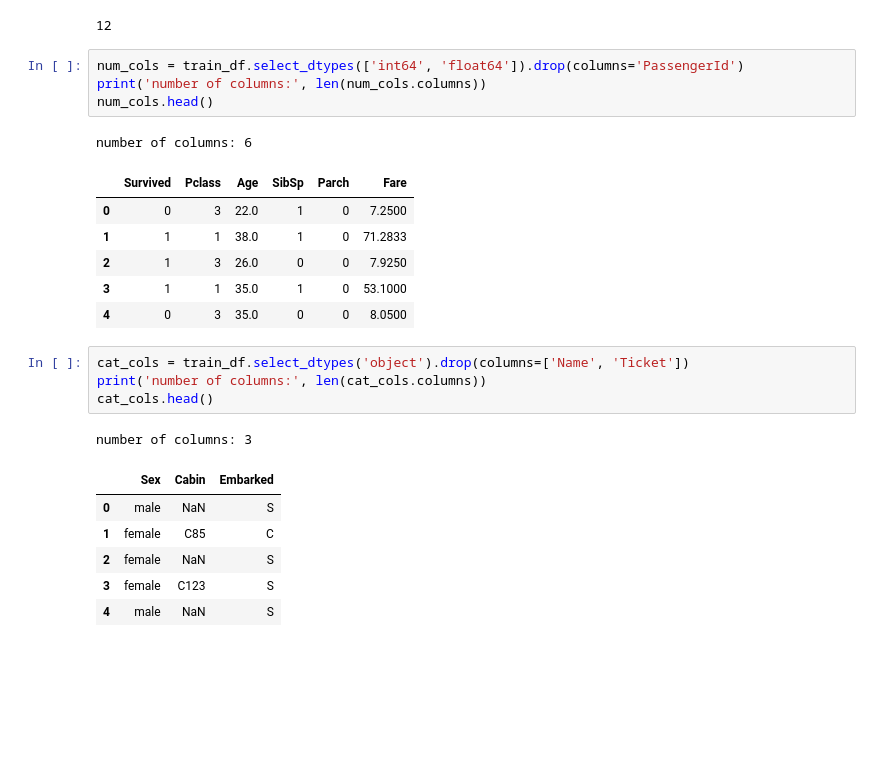
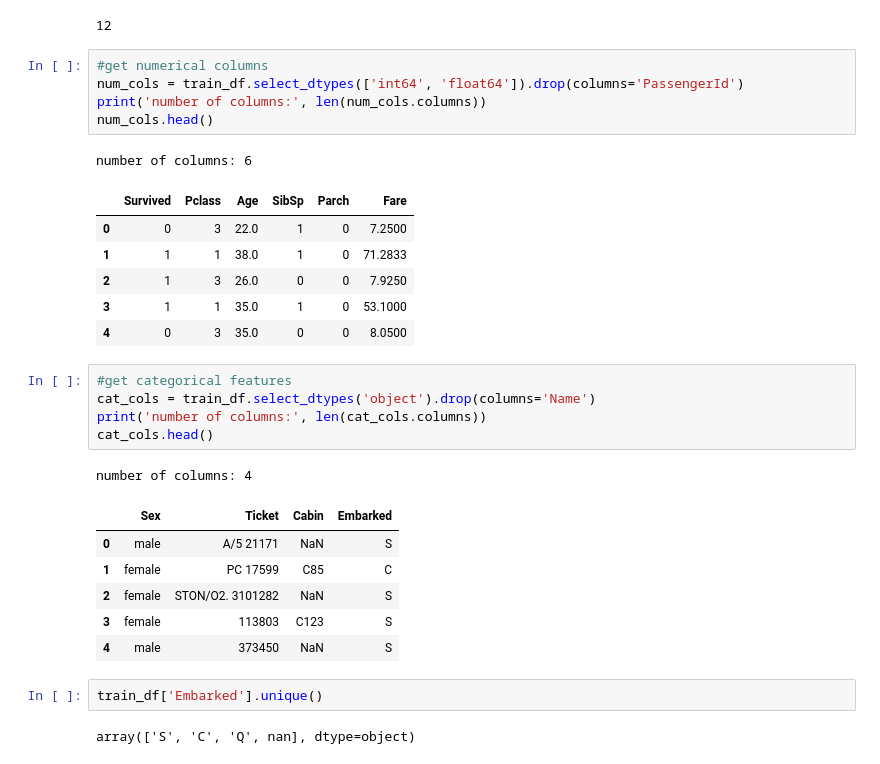
Before and after one commit to pabrokim/titanic, a Jupyter notebook: titanic.ipynb, the cells around one changed output. Saved outputs shown, nothing was run; the diff lists cells and outputs as text; blank space fills up the shorter version.

```diff
--- a/titanic.ipynb
+++ b/titanic.ipynb
@@ -58,6 +58,7 @@ len(train_df.columns)
 # %% [output]
 12
 # %%
+#get numerical columns
 num_cols = train_df.select_dtypes(['int64', 'float64']).drop(columns='PassengerId')
 print('number of columns:', len(num_cols.columns))
 num_cols.head()
@@ -70,14 +71,19 @@ number of columns: 6
 | 3 | 1 | 1 | 35.0 | 1 | 0 | 53.1000 |
 | 4 | 0 | 3 | 35.0 | 0 | 0 | 8.0500 |
 # %%
-cat_cols = train_df.select_dtypes('object').drop(columns=['Name', 'Ticket'])
+#get categorical features
+cat_cols = train_df.select_dtypes('object').drop(columns='Name')
 print('number of columns:', len(cat_cols.columns))
 cat_cols.head()
 # %% [output]
-number of columns: 3
+number of columns: 4
-|  | Sex | Cabin | Embarked |
-| 0 | male | NaN | S |
-| 1 | female | C85 | C |
-| 2 | female | NaN | S |
-| 3 | female | C123 | S |
-| 4 | male | NaN | S |
+|  | Sex | Ticket | Cabin | Embarked |
+| 0 | male | A/5 21171 | NaN | S |
+| 1 | female | PC 17599 | C85 | C |
+| 2 | female | STON/O2. 3101282 | NaN | S |
+| 3 | female | 113803 | C123 | S |
+| 4 | male | 373450 | NaN | S |
+# %%
+train_df['Embarked'].unique()
+# %% [output]
+array(['S', 'C', 'Q', nan], dtype=object)
```
Also changed, not shown: parts of 4 cells of this notebook.
